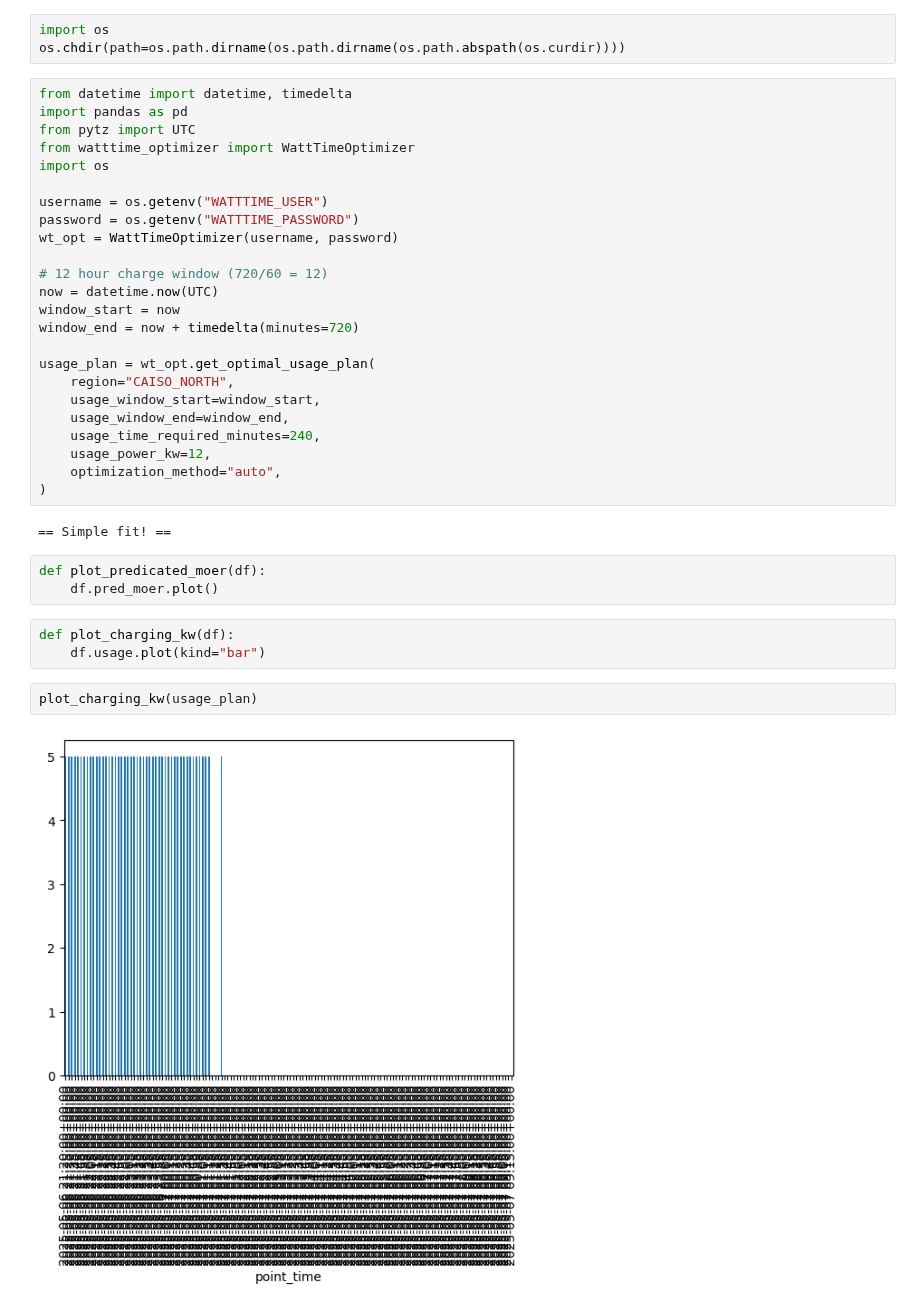
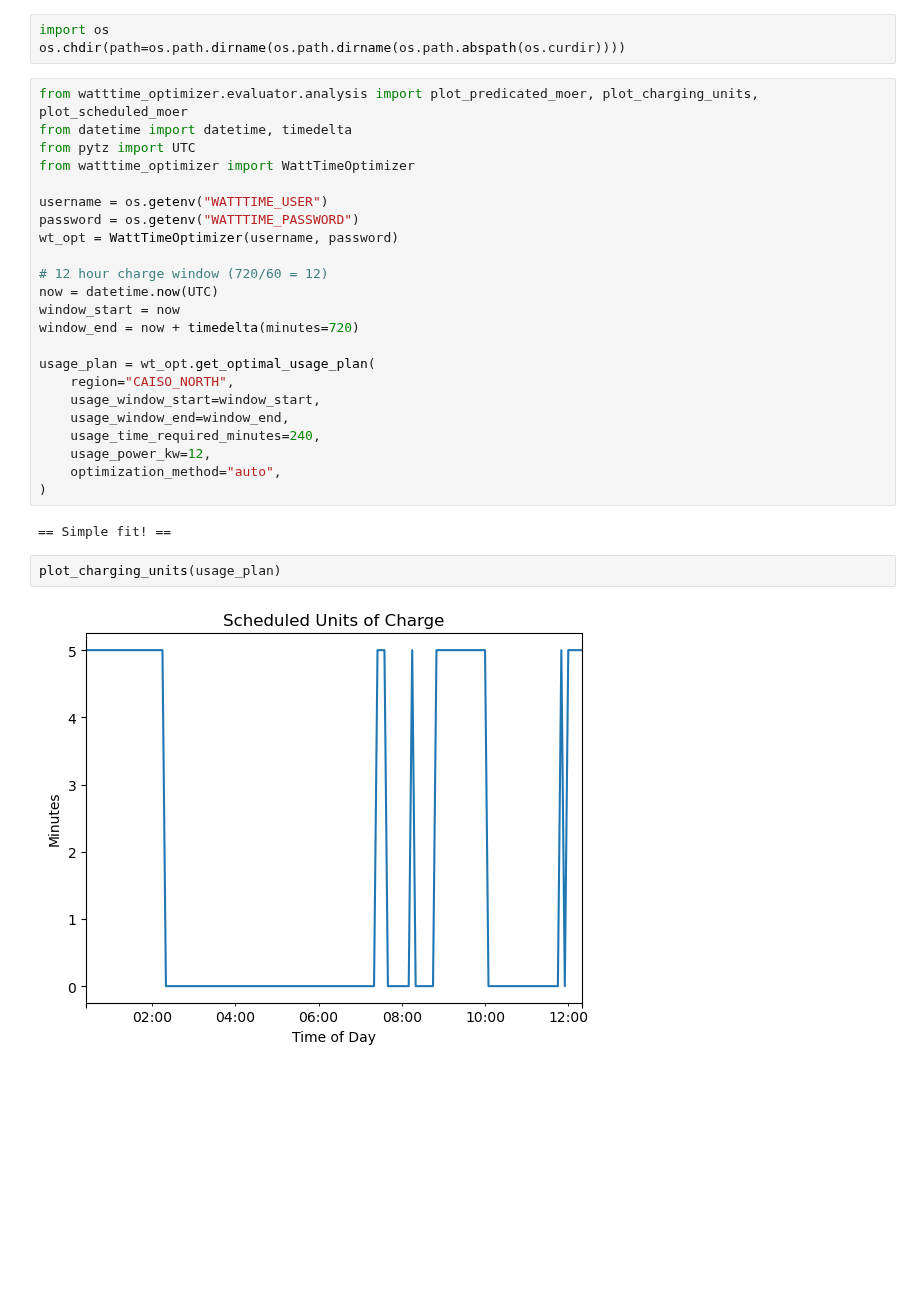
Before and after one commit to WattTime/watttime-python-client, a Jupyter notebook: watttime_optimizer/examples/ev.ipynb, the cells around one changed output. Drawn from its saved outputs; the diff is of its cells as text; blank space fills up the shorter version.

Commit message:
visuals cleanup

```diff
--- a/watttime_optimizer/examples/ev.ipynb
+++ b/watttime_optimizer/examples/ev.ipynb
@@ -4,11 +4,10 @@
 import os
 os.chdir(path=os.path.dirname(os.path.dirname(os.path.abspath(os.curdir))))
 # %%
+from watttime_optimizer.evaluator.analysis import plot_predicated_moer, plot_charging_units, plot_scheduled_moer
 from datetime import datetime, timedelta
-import pandas as pd
 from pytz import UTC
 from watttime_optimizer import WattTimeOptimizer
-import os
 
 username = os.getenv("WATTTIME_USER")
 password = os.getenv("WATTTIME_PASSWORD")
@@ -29,13 +28,7 @@ usage_plan = wt_opt.get_optimal_usage_plan(
 )
 # %% [output]
 == Simple fit! ==
-# %%
-def plot_predicated_moer(df):
-    df.pred_moer.plot()
-# %%
-def plot_charging_kw(df):
-    df.usage.plot(kind="bar")
 # %%
-plot_charging_kw(usage_plan)
+plot_charging_units(usage_plan)
 # %% [output]
-[figure, old version]
+[figure, new version]
```
Also changed, not shown: parts of 3 cells of this notebook, 4 other files.
